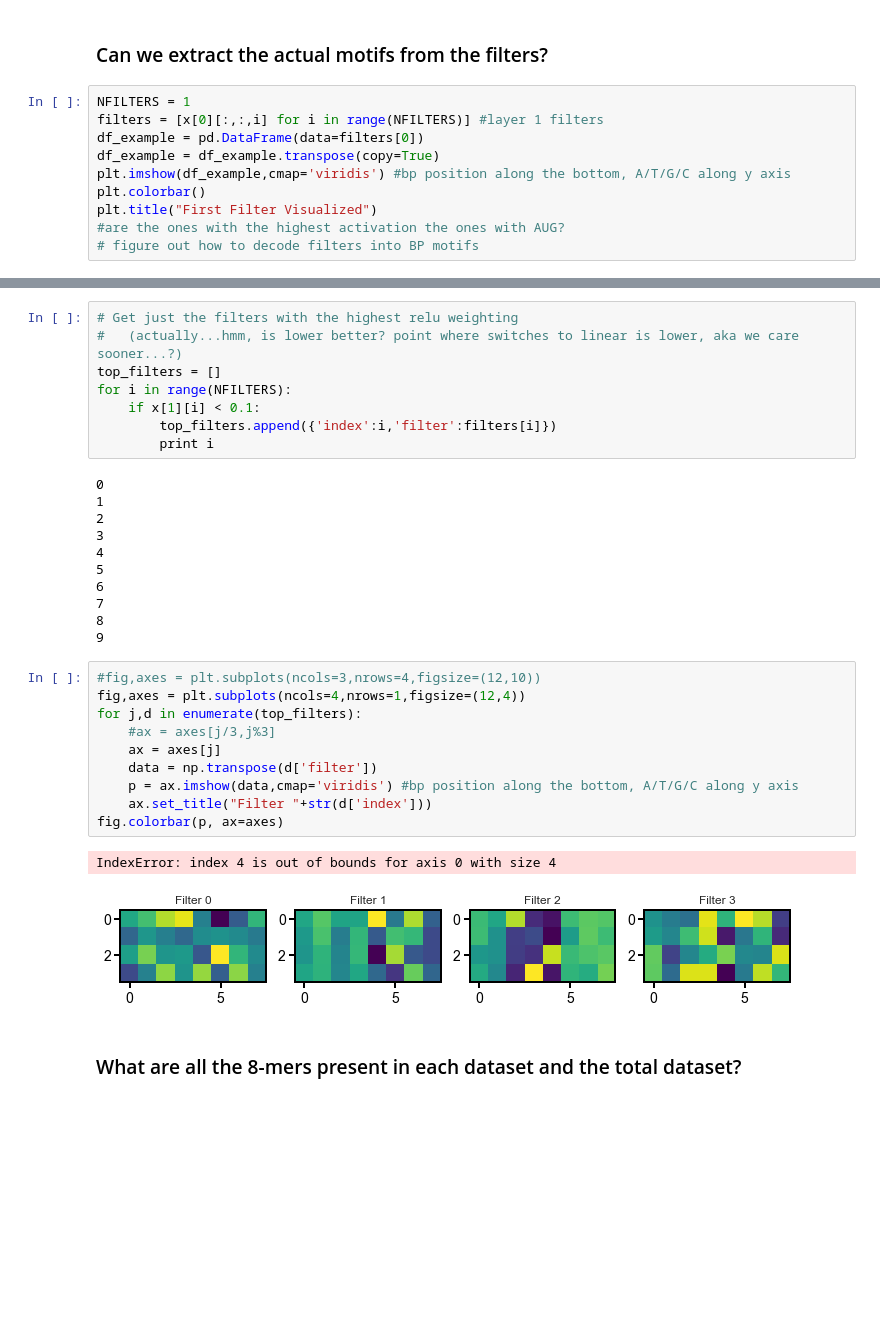
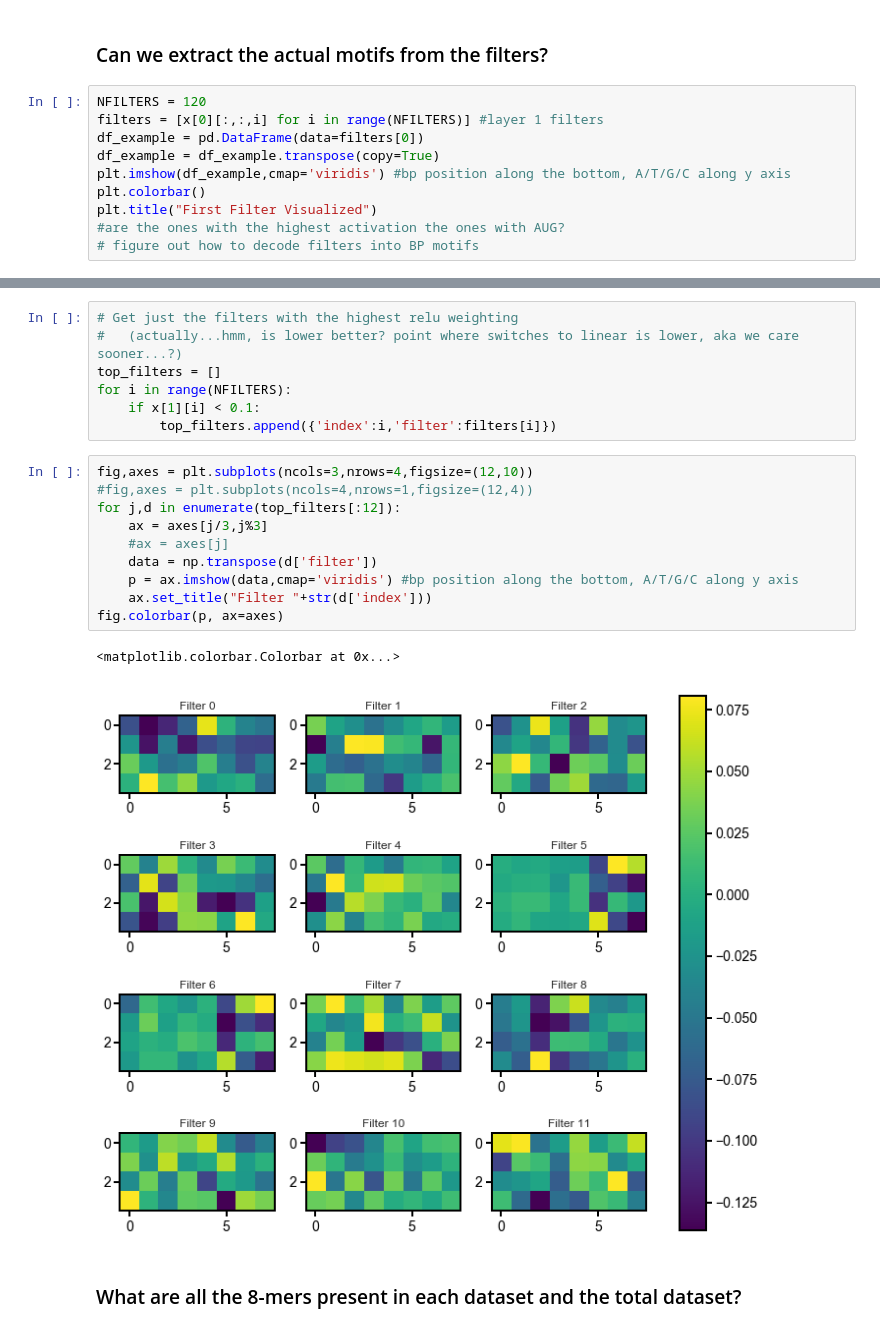
Before and after one commit to laueste/human_5utr_modeling, a Jupyter notebook: modeling/training_MRL_CNN.ipynb, the cells around one changed output, grey strips where cells are left out. Drawn from its saved outputs; the diff is of its cells as text; blank space fills up the shorter version.

```diff
--- a/modeling/training_MRL_CNN.ipynb
+++ b/modeling/training_MRL_CNN.ipynb
@@ -276,7 +282,7 @@ for i in range(len(x)):
 # %% [markdown]
 ### Can we extract the actual motifs from the filters?
 # %%
-NFILTERS = 1
+NFILTERS = 120
 filters = [x[0][:,:,i] for i in range(NFILTERS)] #layer 1 filters
 df_example = pd.DataFrame(data=filters[0])
 df_example = df_example.transpose(copy=True)
@@ -315,31 +322,19 @@ top_filters = []
 for i in range(NFILTERS):
     if x[1][i] < 0.1:
         top_filters.append({'index':i,'filter':filters[i]})
-        print i
-# %% [output]
-0
-1
-2
-3
-4
-5
-6
-7
-8
-9
 # %%
-#fig,axes = plt.subplots(ncols=3,nrows=4,figsize=(12,10))
-fig,axes = plt.subplots(ncols=4,nrows=1,figsize=(12,4))
-for j,d in enumerate(top_filters):
-    #ax = axes[j/3,j%3]
-    ax = axes[j]
+fig,axes = plt.subplots(ncols=3,nrows=4,figsize=(12,10))
+#fig,axes = plt.subplots(ncols=4,nrows=1,figsize=(12,4))
+for j,d in enumerate(top_filters[:12]):
+    ax = axes[j/3,j%3]
+    #ax = axes[j]
     data = np.transpose(d['filter'])
     p = ax.imshow(data,cmap='viridis') #bp position along the bottom, A/T/G/C along y axis
     ax.set_title("Filter "+str(d['index']))
 fig.colorbar(p, ax=axes)
 # %% [output]
-IndexError: index 4 is out of bounds for axis 0 with size 4
+<matplotlib.colorbar.Colorbar at 0x...>
-[figure, old version]
+[figure, new version]
 # %% [markdown]
 ### What are all the 8-mers present in each dataset and the total dataset?
 # %%
```
Also changed, not shown: parts of 15 cells of this notebook, 8 other files.
